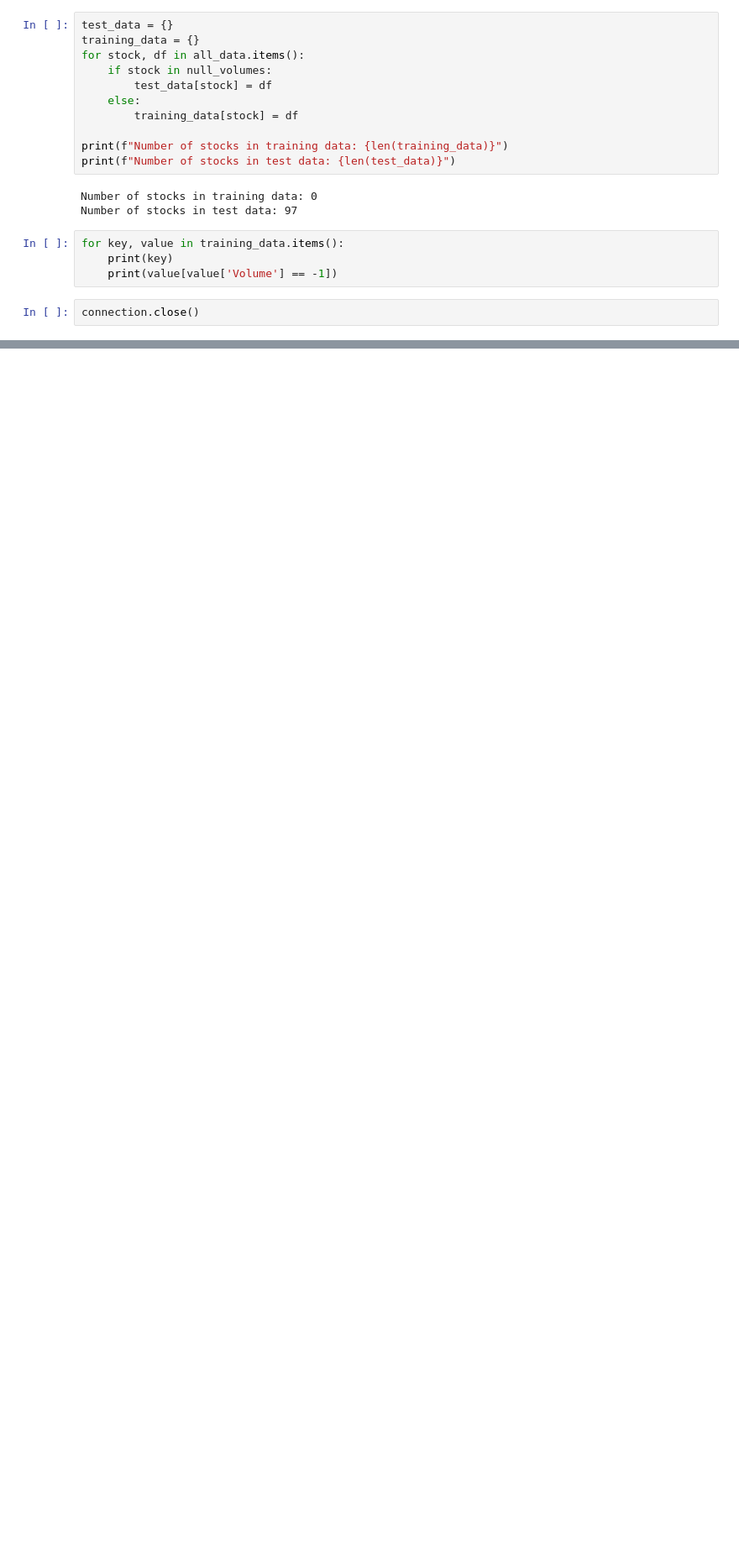
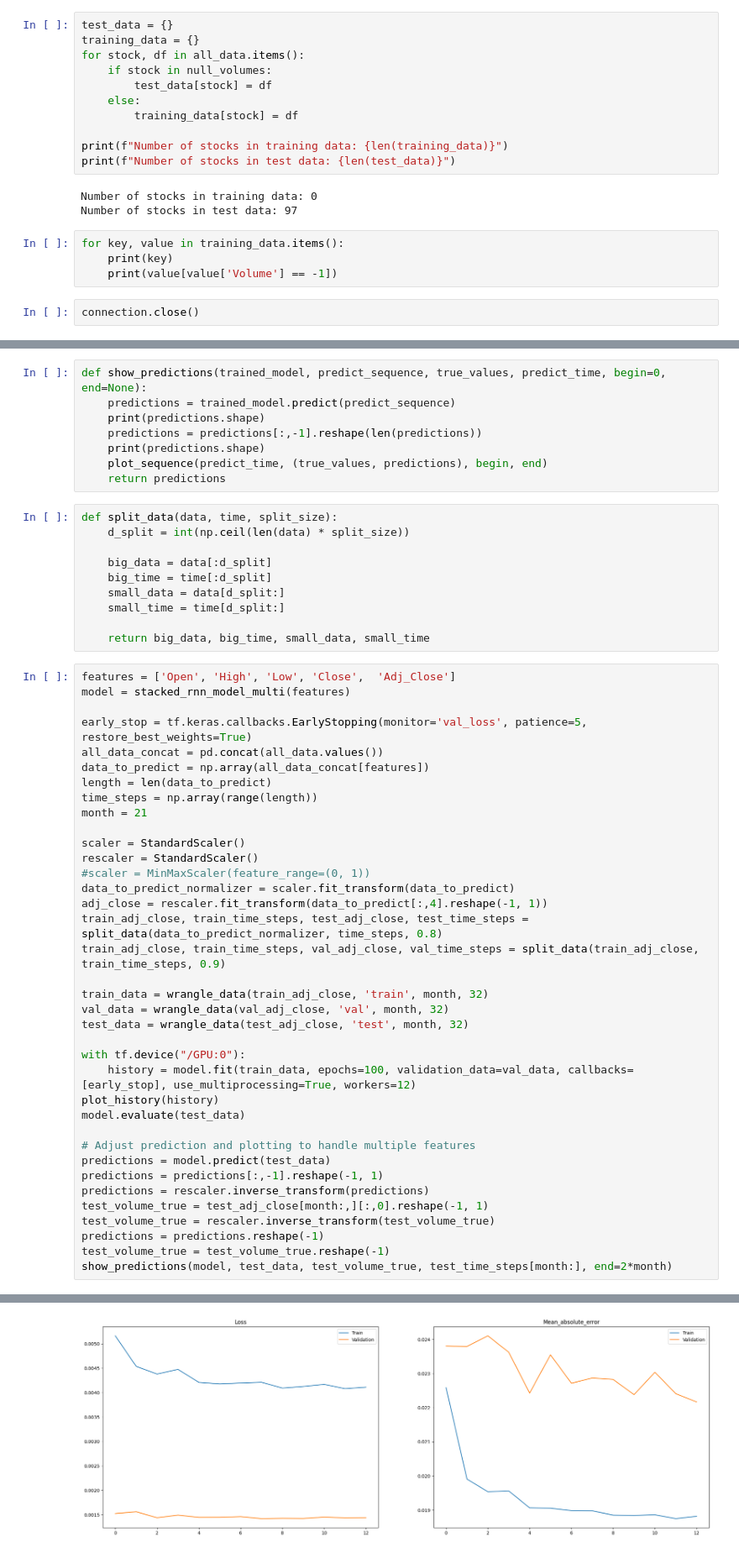
Before and after one commit to iheb-bibani/FYP, a Jupyter notebook: data_science/technical_data.ipynb, the cells around one changed output, grey strips where cells are left out. Shown at 84% size. Cells and saved outputs as stored; diff of their text form; blank space fills up the shorter version.

```diff
--- a/data_science/technical_data.ipynb
+++ b/data_science/technical_data.ipynb
@@ -90,0 +191,56 @@ connection.close()
+# %%
+def show_predictions(trained_model, predict_sequence, true_values, predict_time, begin=0, end=None):
+    predictions = trained_model.predict(predict_sequence)
+    print(predictions.shape)
+    predictions = predictions[:,-1].reshape(len(predictions))
+    print(predictions.shape)
+    plot_sequence(predict_time, (true_values, predictions), begin, end)
+    return predictions
+# %%
+def split_data(data, time, split_size):
+    d_split = int(np.ceil(len(data) * split_size))
+
+    big_data = data[:d_split]
+    big_time = time[:d_split]
+    small_data = data[d_split:]
+    small_time = time[d_split:]
+
+    return big_data, big_time, small_data, small_time
+# %%
+features = ['Open', 'High', 'Low', 'Close',  'Adj_Close']
+model = stacked_rnn_model_multi(features)
+
+early_stop = tf.keras.callbacks.EarlyStopping(monitor='val_loss', patience=5, restore_best_weights=True)
+all_data_concat = pd.concat(all_data.values())
+data_to_predict = np.array(all_data_concat[features])
+length = len(data_to_predict)
+time_steps = np.array(range(length))
+month = 21
+
+scaler = StandardScaler()
+rescaler = StandardScaler()
+#scaler = MinMaxScaler(feature_range=(0, 1))
+data_to_predict_normalizer = scaler.fit_transform(data_to_predict)
+adj_close = rescaler.fit_transform(data_to_predict[:,4].reshape(-1, 1))
+train_adj_close, train_time_steps, test_adj_close, test_time_steps = split_data(data_to_predict_normalizer, time_steps, 0.8)
+train_adj_close, train_time_steps, val_adj_close, val_time_steps = split_data(train_adj_close, train_time_steps, 0.9)
+
+train_data = wrangle_data(train_adj_close, 'train', month, 32)
+val_data = wrangle_data(val_adj_close, 'val', month, 32)
+test_data = wrangle_data(test_adj_close, 'test', month, 32)
+
+with tf.device("/GPU:0"):
+    history = model.fit(train_data, epochs=100, validation_data=val_data, callbacks=[early_stop], use_multiprocessing=True, workers=12)
+plot_history(history)
+model.evaluate(test_data)
+
+# Adjust prediction and plotting to handle multiple features
+predictions = model.predict(test_data)
+predictions = predictions[:,-1].reshape(-1, 1)
+predictions = rescaler.inverse_transform(predictions)
+test_volume_true = test_adj_close[month:,][:,0].reshape(-1, 1)
+test_volume_true = rescaler.inverse_transform(test_volume_true)
+predictions = predictions.reshape(-1)
+test_volume_true = test_volume_true.reshape(-1)
+show_predictions(model, test_data, test_volume_true, test_time_steps[month:], end=2*month)
+# %% [output]
@@ -90,0 +286 @@ connection.close()
+[figure, added]
```
Also changed, not shown: parts of 8 cells of this notebook, 1 other file.
